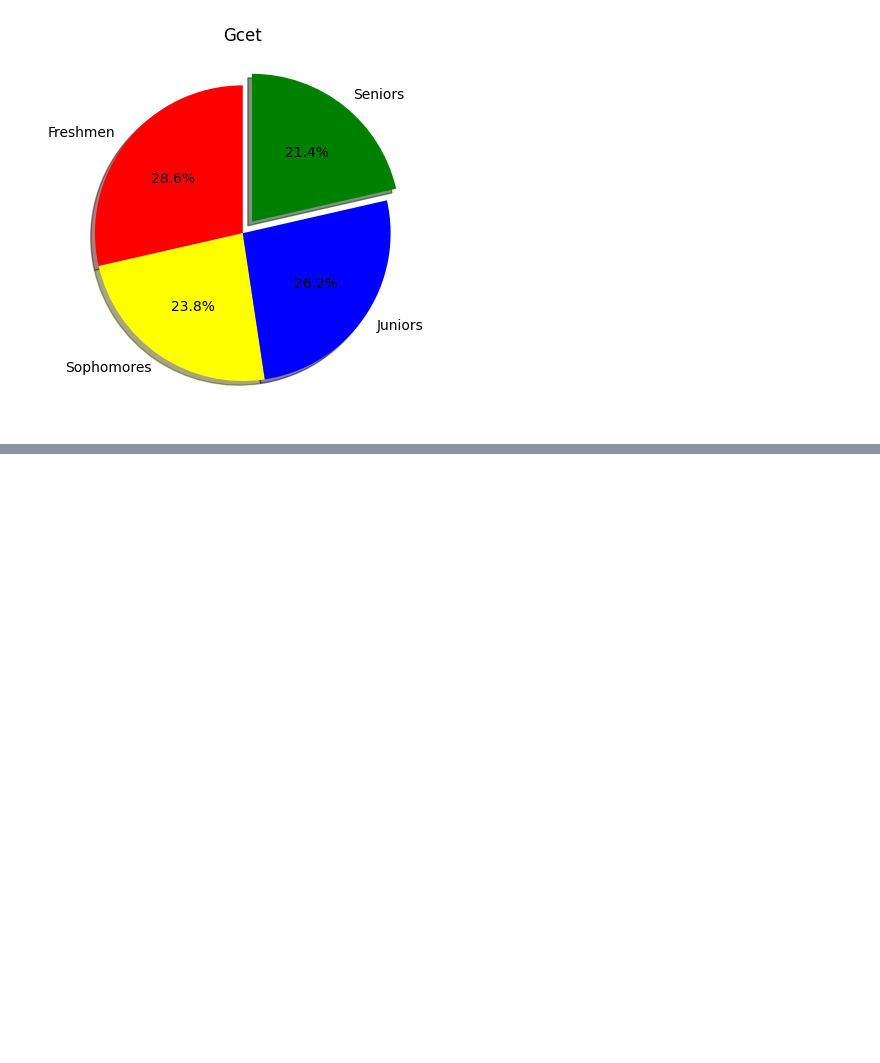
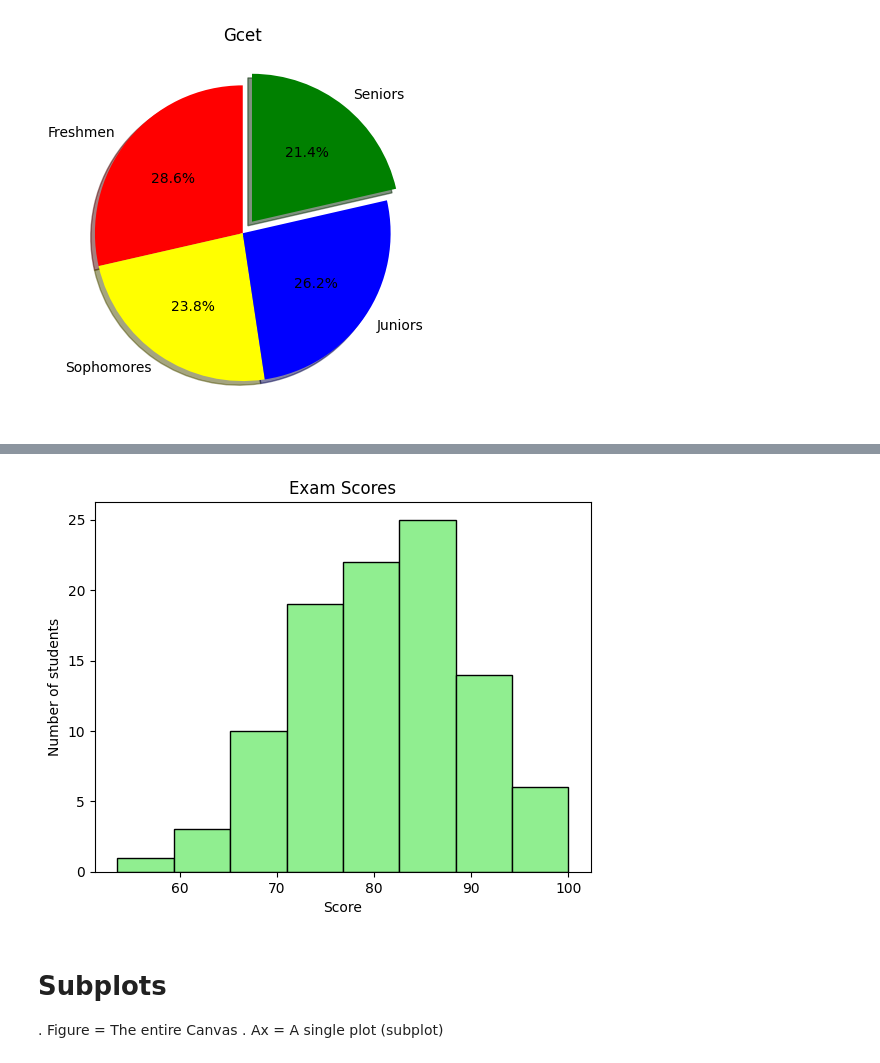
Before and after one commit to UzairJavaidRather/Python-Basics, a Jupyter notebook: Day14/test.ipynb, the cells around one changed output, grey strips where cells are left out. Cells and saved outputs as stored; diff of their text form; code cells hidden in the pictures; blank space fills up the shorter version.

```diff
--- a/Day14/test.ipynb
+++ b/Day14/test.ipynb
@@ -211,0 +250,24 @@ plt.show()
+# %%
+import matplotlib.pyplot as plt
+import numpy as np
+
+scores = np.random.normal(loc=80,scale=10, size=100) #scores around the 80 will be frequent and standard deviation of 10 (smaller no == more numbers will clutter around centre i.e 80) and size of 100.
+
+scores = np.clip(scores,0,100) #clip scores below "0" and above "100"
+
+plt.hist(scores,bins=8, #no. of bars
+         color="lightgreen",
+         edgecolor="black")
+
+plt.title("Exam Scores")
+plt.xlabel("Score")
+plt.ylabel("Number of students")
+
+plt.show()
+# %% [output]
+[figure, added]
+# %% [markdown]
+# Subplots
+
+. Figure = The entire Canvas
+. Ax = A single plot (subplot)
```
Also changed, not shown: parts of 6 cells of this notebook.
